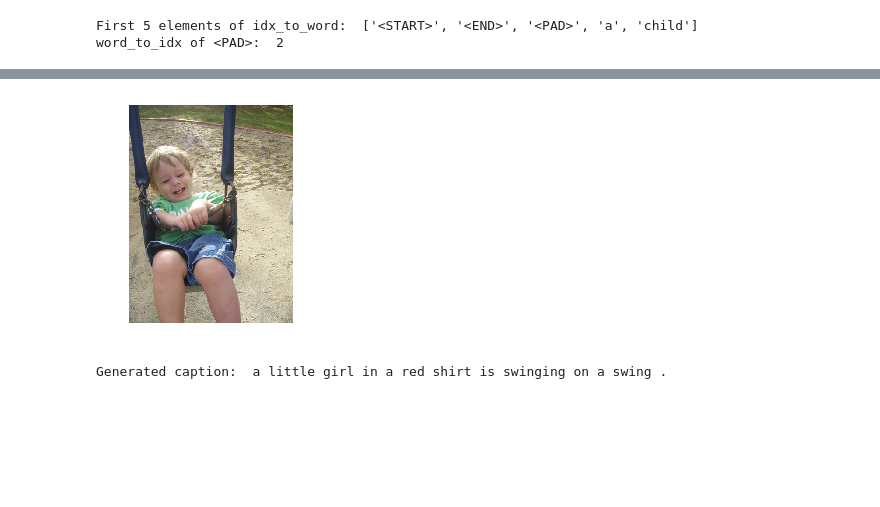
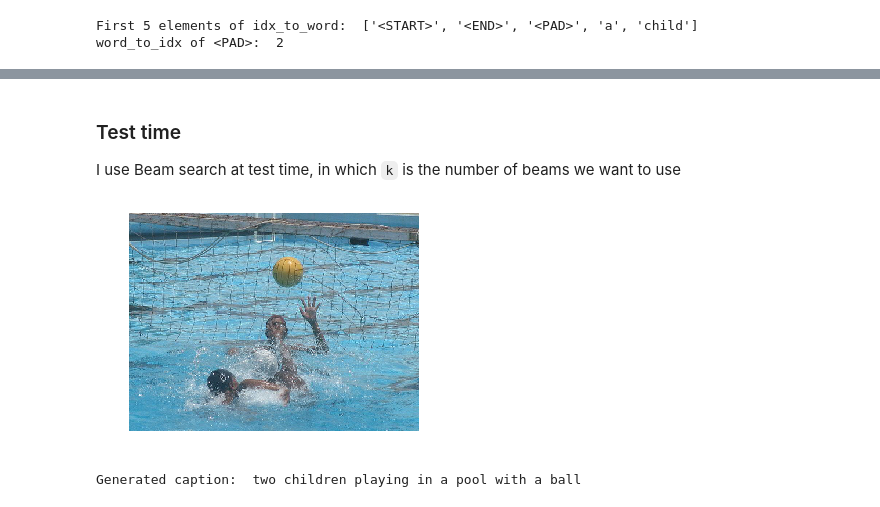
Before and after one commit to anhtu96/image-captioning, a Jupyter notebook: image_captioning.ipynb, the cells around one changed output, grey strips where cells are left out. Cells and saved outputs as stored; diff of their text form; code cells hidden in the pictures; blank space fills up the shorter version.

```diff
--- a/image_captioning.ipynb
+++ b/image_captioning.ipynb
@@ -92,4 +104,4 @@ embedding_matrix.shape
 # %%
 dataset = CaptioningDataset('datasets/Flicker8k_Dataset', train_captions_padded, word_to_idx)
 # %%
-dataloader = DataLoader(dataset, batch_size=32, shuffle=True)
+dataloader = DataLoader(dataset, batch_size=128, shuffle=True)
@@ -96,9 +110,11 @@ dataloader = DataLoader(dataset, batch_size=32, shuffle=True)
 # %%
 encoder = Encoder()
-decoder = Decoder(embedding_matrix)
+decoder = Decoder(False, vocab_size=vocab_size, embed_dim=256)
 # %%
 criterion = nn.CrossEntropyLoss()
-params = list(decoder.lstm.parameters()) + list(decoder.linear.parameters())
-optimizer = Adam(params, lr=0.0005)
+# params = list(decoder.lstm.parameters()) + list(decoder.linear.parameters())
+params = list(decoder.parameters())
+optimizer = Adam(params)
+scheduler = lr_scheduler.StepLR(optimizer, step_size=2, gamma=0.2)
 # %%
-captioning = Captioning(encoder, decoder, criterion, optimizer, 2, 100)
+captioning = Captioning(encoder, decoder, criterion, optimizer, 5, scheduler, 100)
@@ -125,5 +147,8 @@ Iter 900: loss = 0.753889
+# %% [markdown]
+### Test time
+I use Beam search at test time, in which `k` is the number of beams we want to use
 # %%
-captioning.generate_caption('datasets/Flicker8k_Dataset/2362481035_a7600875d0.jpg', word_to_idx, idx_to_word, max_length)
+captioning.generate_caption('datasets/Flicker8k_Dataset/3621717946_d96f8a6012.jpg', word_to_idx, idx_to_word, max_length, True, k=3)
 # %% [output]
-[figure, old version]
+[figure, new version]
-Generated caption:  a little girl in a red shirt is swinging on a swing .
+Generated caption:  two children playing in a pool with a ball
```
Also changed, not shown: parts of 24 cells of this notebook, 1 other file.
